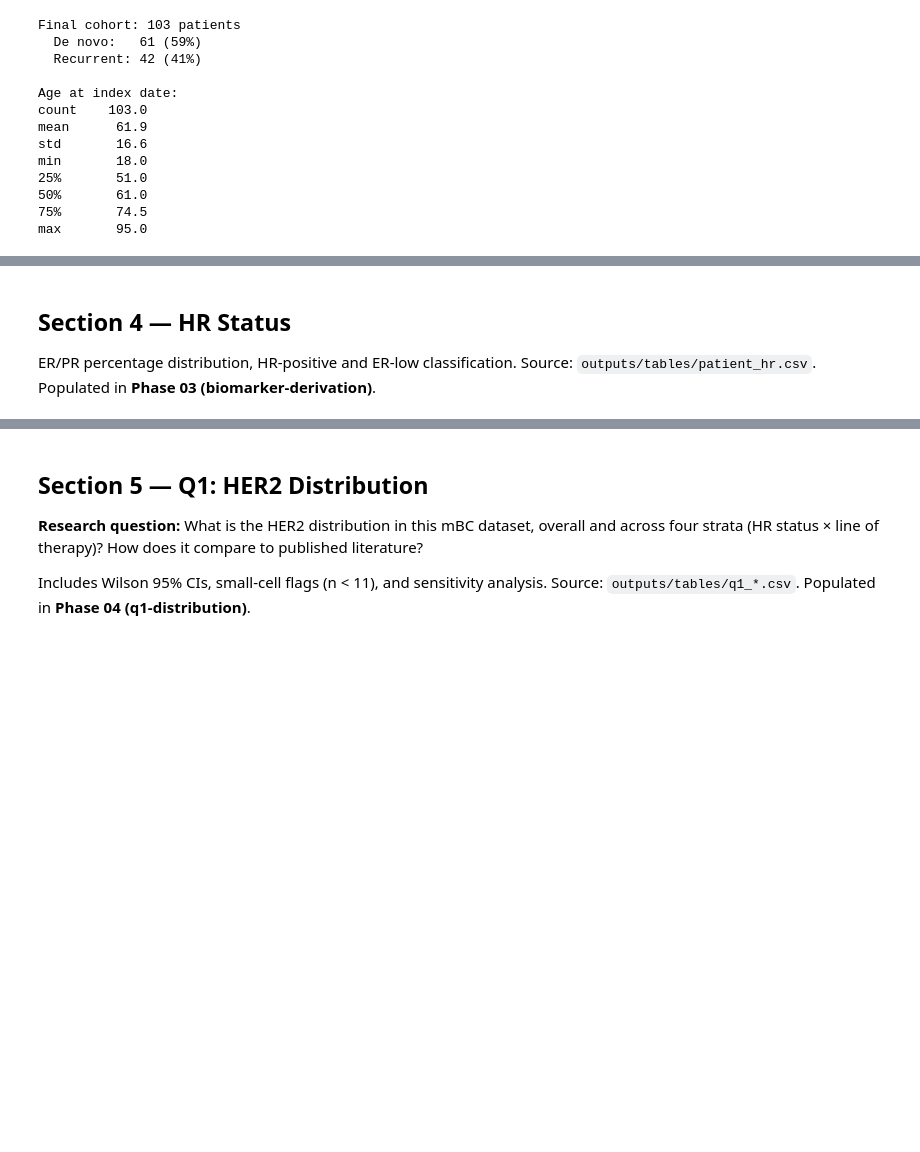
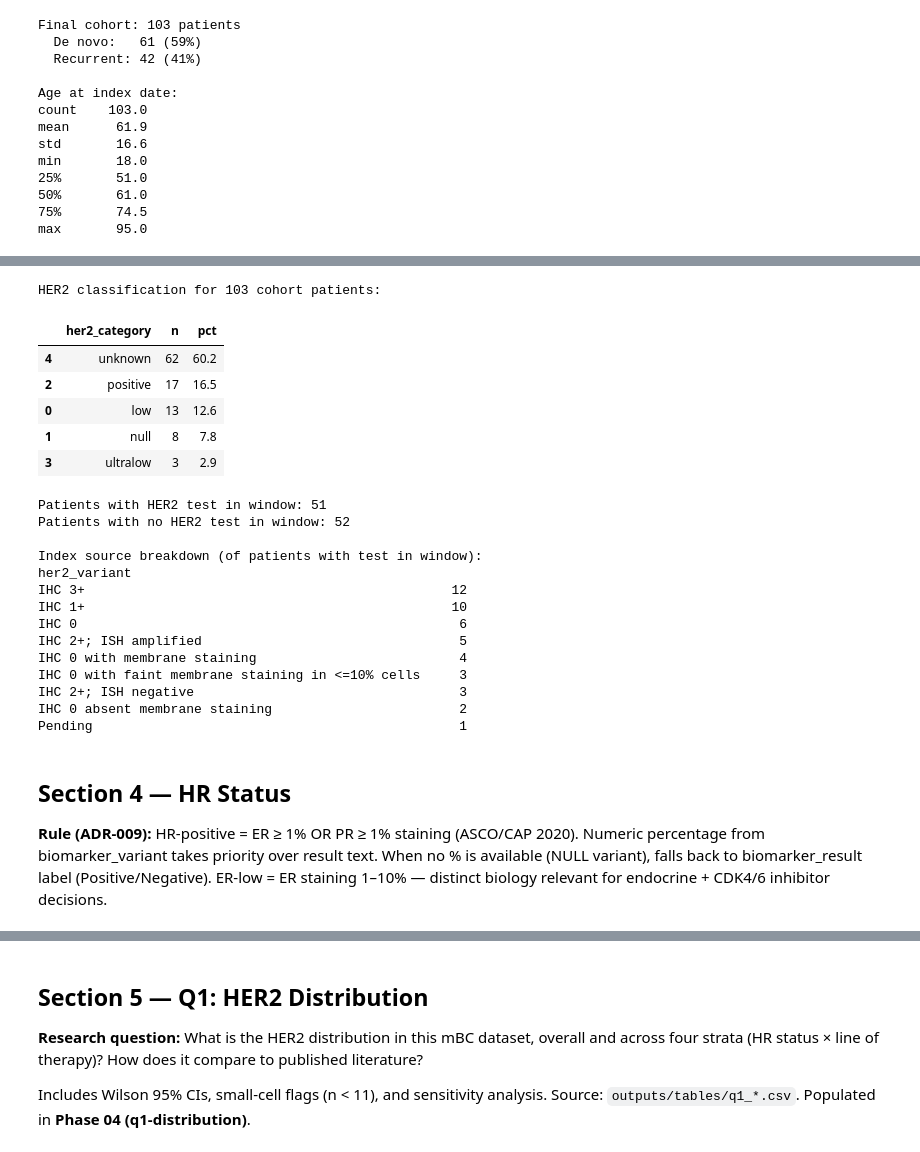
Before and after one commit to Dr-Data-Azam/oncology-rwd-her2-mbc-enhertu-uptake-analysis, a Jupyter notebook: notebooks/analysis.ipynb, the cells around one changed output, grey strips where cells are left out. Cells and saved outputs as stored; diff of their text form; code cells hidden in the pictures; blank space fills up the shorter version.

```diff
--- a/notebooks/analysis.ipynb
+++ b/notebooks/analysis.ipynb
@@ -264,12 +270,51 @@ Populated in **Phase 03 (biomarker-derivation)**.
 # %%
-# Phase 03 will populate this section
-# from her2rwd.her2 import derive_her2
-# patient_her2 = derive_her2(con, cohort, cfg)
-# display(patient_her2.head())
+from her2rwd.her2 import derive_her2
+
+her2 = derive_her2(con, cohort, cfg)
+
+# Distribution summary
+her2_dist = (
+    her2.groupby("her2_category", dropna=False)
+    .size()
+    .rename("n")
+    .reset_index()
+    .assign(pct=lambda df: (df["n"] / len(her2) * 100).round(1))
+    .sort_values("n", ascending=False)
+)
+print(f"HER2 classification for {len(her2)} cohort patients:")
+display(her2_dist)
+
+print(f"\nPatients with HER2 test in window: {int((her2['n_her2_in_window'] > 0).sum())}")
+print(f"Patients with no HER2 test in window: {int((her2['n_her2_in_window'] == 0).sum())}")
+print(f"\nIndex source breakdown (of patients with test in window):")
+print(her2[her2['n_her2_in_window'] > 0]['her2_variant'].value_counts().to_string())
+# %% [output]
+HER2 classification for 103 cohort patients:
+|  | her2_category | n | pct |
+| 4 | unknown | 62 | 60.2 |
+| 2 | positive | 17 | 16.5 |
+| 0 | low | 13 | 12.6 |
+| 1 | null | 8 | 7.8 |
+| 3 | ultralow | 3 | 2.9 |
+Patients with HER2 test in window: 51
+Patients with no HER2 test in window: 52
+
+Index source breakdown (of patients with test in window):
+her2_variant
+IHC 3+                                               12
+IHC 1+                                               10
+IHC 0                                                 6
+IHC 2+; ISH amplified                                 5
+IHC 0 with membrane staining                          4
+IHC 0 with faint membrane staining in <=10% cells     3
+IHC 2+; ISH negative                                  3
+IHC 0 absent membrane staining                        2
+Pending                                               1
 # %% [markdown]
 ## Section 4 — HR Status
 
-ER/PR percentage distribution, HR-positive and ER-low classification.
-Source: `outputs/tables/patient_hr.csv`.
-Populated in **Phase 03 (biomarker-derivation)**.
+**Rule (ADR-009):** HR-positive = ER ≥ 1% OR PR ≥ 1% staining (ASCO/CAP 2020).
+Numeric percentage from biomarker_variant takes priority over result text.
+When no % is available (NULL variant), falls back to biomarker_result label (Positive/Negative).
+ER-low = ER staining 1–10% — distinct biology relevant for endocrine + CDK4/6 inhibitor decisions.
 # %%
```
Also changed, not shown: parts of 3 cells of this notebook, 9 other files.
